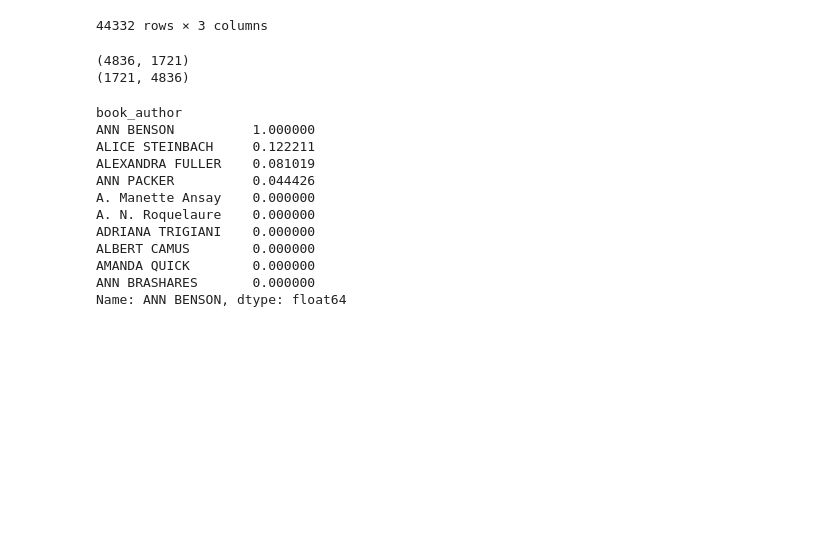
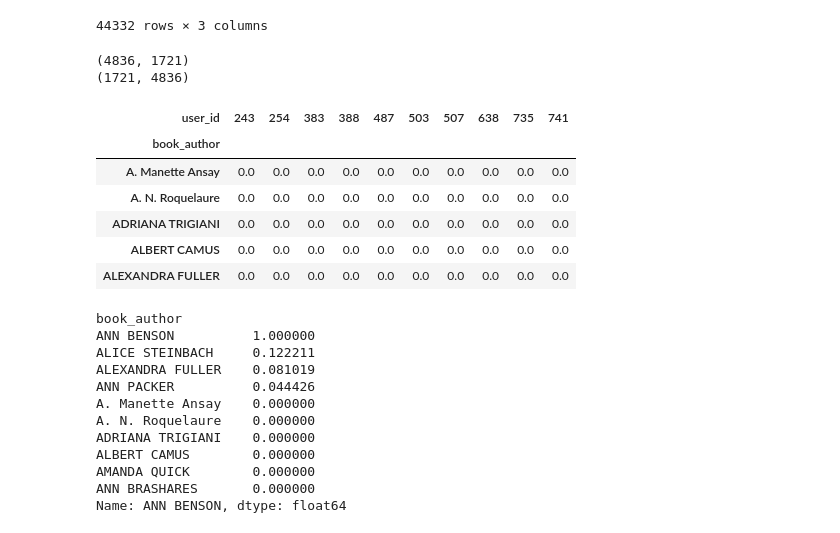
Before and after one commit to hyeyoung-x/DA36_mini2_Bookitoki, a Jupyter notebook: soovin/preprocess_data_soovin.ipynb, the cells around one changed output. Saved outputs shown, nothing was run; the diff lists cells and outputs as text; code cells hidden in the pictures; blank space fills up the shorter version.

```diff
--- a/soovin/preprocess_data_soovin.ipynb
+++ b/soovin/preprocess_data_soovin.ipynb
@@ -169,11 +169,19 @@ bm_df
 # %%
 user_author_df=bm_df.pivot_table(index="user_id",columns="book_author",values="author_mean_rating",fill_value=0)
 print(user_author_df.shape)
 author_user_df = user_author_df.T
 print(author_user_df.shape)
+author_user_df.iloc[:5, :10]
 # %% [output]
 (4836, 1721)
 (1721, 4836)
+| user_id | 243 | 254 | 383 | 388 | 487 | 503 | 507 | 638 | 735 | 741 |
+| book_author |  |  |  |  |  |  |  |  |  |  |
+| A. Manette Ansay | 0.0 | 0.0 | 0.0 | 0.0 | 0.0 | 0.0 | 0.0 | 0.0 | 0.0 | 0.0 |
+| A. N. Roquelaure | 0.0 | 0.0 | 0.0 | 0.0 | 0.0 | 0.0 | 0.0 | 0.0 | 0.0 | 0.0 |
+| ADRIANA TRIGIANI | 0.0 | 0.0 | 0.0 | 0.0 | 0.0 | 0.0 | 0.0 | 0.0 | 0.0 | 0.0 |
+| ALBERT CAMUS | 0.0 | 0.0 | 0.0 | 0.0 | 0.0 | 0.0 | 0.0 | 0.0 | 0.0 | 0.0 |
+| ALEXANDRA FULLER | 0.0 | 0.0 | 0.0 | 0.0 | 0.0 | 0.0 | 0.0 | 0.0 | 0.0 | 0.0 |
 # %%
 from sklearn.metrics.pairwise import cosine_similarity
 
```
Also changed, not shown: parts of 7 cells of this notebook.
